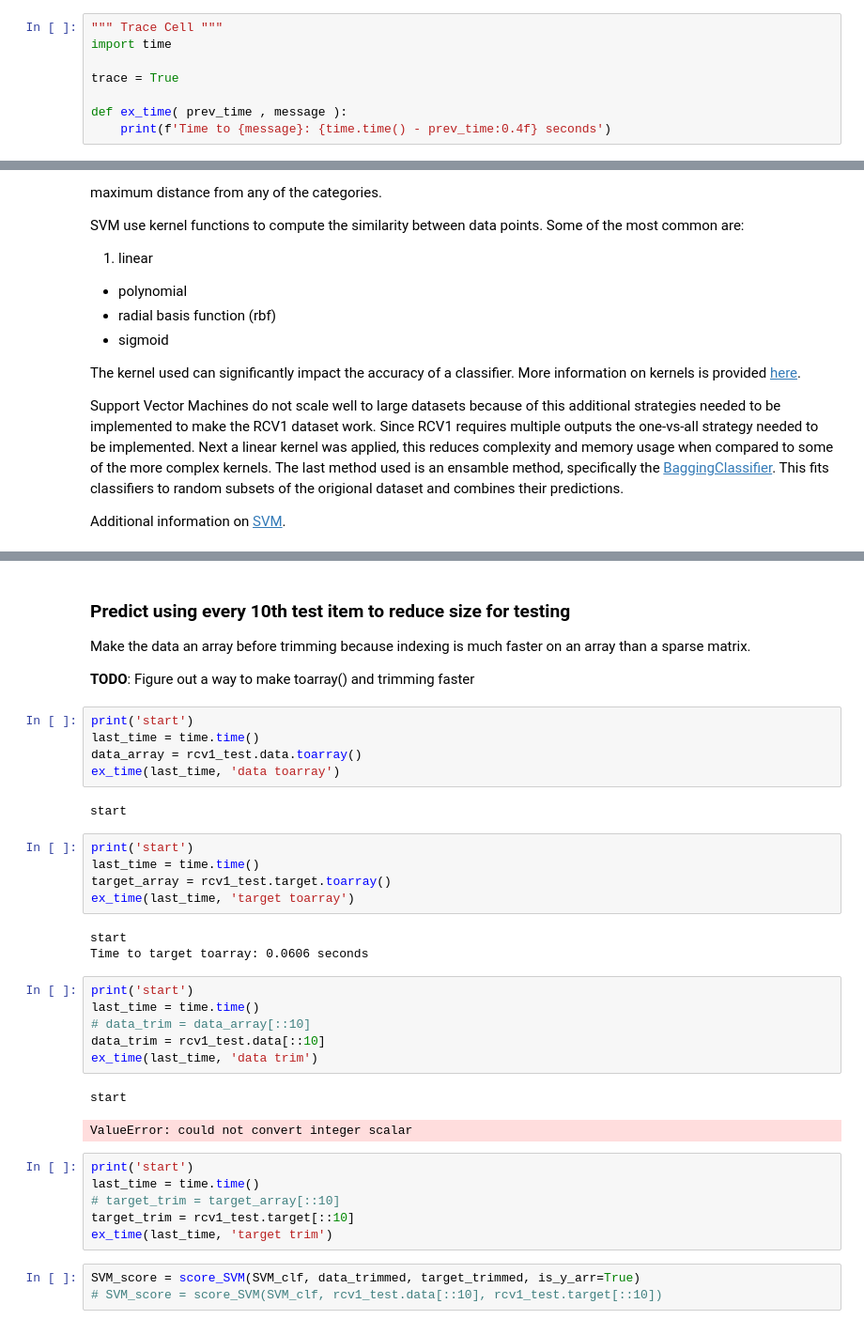
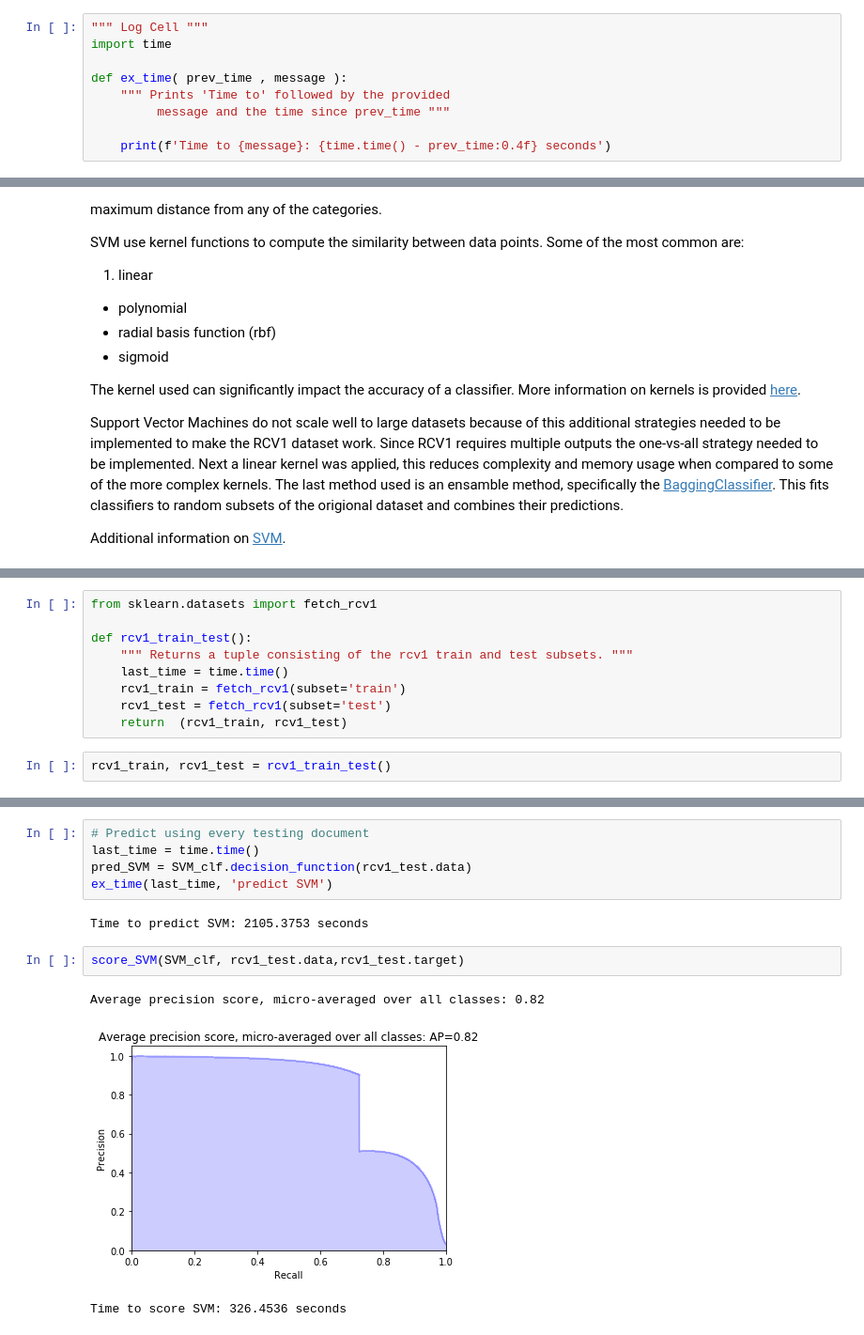
Before and after one commit to ZacCat/Machine-Learning-Notebooks, a Jupyter notebook: scikit.ipynb, the cells around one changed output, grey strips where cells are left out. Shown at 94% size. Cells and saved outputs as stored; diff of their text form.

Commit message:
Finished SVM and kNN
Finished SVM section
Finished kNN section
Added documentation

```diff
--- a/scikit.ipynb
+++ b/scikit.ipynb
@@ -2,12 +2,13 @@
 # Read In Dataset ([RCV1](http://scikit-learn.org/stable/datasets/rcv1.html))
 The RCV1 dataset is included in scikit learn by default.
 # %%
-""" Trace Cell """
+""" Log Cell """
 import time
 
-trace = True
+def ex_time( prev_time , message ):
+    """ Prints 'Time to' followed by the provided
+         message and the time since prev_time """
 
-def ex_time( prev_time , message ):
     print(f'Time to {message}: {time.time() - prev_time:0.4f} seconds')
 # %%
 """ Get Dataset Cell
@@ -323,3 +387,14 @@ rcv1_test = fetch_rcv1(subset='test')
+# %%
+from sklearn.datasets import fetch_rcv1
+
+def rcv1_train_test():
+    """ Returns a tuple consisting of the rcv1 train and test subsets. """
+    last_time = time.time()
+    rcv1_train = fetch_rcv1(subset='train')
+    rcv1_test = fetch_rcv1(subset='test')
+    return  (rcv1_train, rcv1_test)
+# %%
+rcv1_train, rcv1_test = rcv1_train_test()
 # %%
 last_time = time.time()
 print('rcv1 training subset attributes:')
@@ -356,41 +433,16 @@ SVM_score = score_SVM(SVM_clf, rcv1_test.data[::100], rcv1_test.target[::100])
 Average precision score, micro-averaged over all classes: 0.82
 [figure]
 Time to score SVM: 14.8430 seconds
-# %% [markdown]
-### Predict using every 10th test item to reduce size for testing
-Make the data an array before trimming because indexing is much faster on an array than a sparse matrix.
-
-__TODO__: Figure out a way to make toarray() and trimming faster
 # %%
-print('start')
+# Predict using every testing document
 last_time = time.time()
-data_array = rcv1_test.data.toarray()
-ex_time(last_time, 'data toarray')
+pred_SVM = SVM_clf.decision_function(rcv1_test.data)
+ex_time(last_time, 'predict SVM')
 # %% [output]
-start
+Time to predict SVM: 2105.3753 seconds
-# %%
-print('start')
-last_time = time.time()
-target_array = rcv1_test.target.toarray()
-ex_time(last_time, 'target toarray')
-# %% [output]
-start
-Time to target toarray: 0.0606 seconds
-# %%
-print('start')
-last_time = time.time()
-# data_trim = data_array[::10]
-data_trim = rcv1_test.data[::10]
-ex_time(last_time, 'data trim')
-# %% [output]
-start
-ValueError: could not convert integer scalar
-# %%
-print('start')
-last_time = time.time()
-# target_trim = target_array[::10]
-target_trim = rcv1_test.target[::10]
-ex_time(last_time, 'target trim')
 # %%
-SVM_score = score_SVM(SVM_clf, data_trimmed, target_trimmed, is_y_arr=True)
-# SVM_score = score_SVM(SVM_clf, rcv1_test.data[::10], rcv1_test.target[::10])
+score_SVM(SVM_clf, rcv1_test.data,rcv1_test.target)
+# %% [output]
+Average precision score, micro-averaged over all classes: 0.82
+[figure, added]
+Time to score SVM: 326.4536 seconds
```
Also changed, not shown: parts of 21 cells of this notebook, 1 other file.
